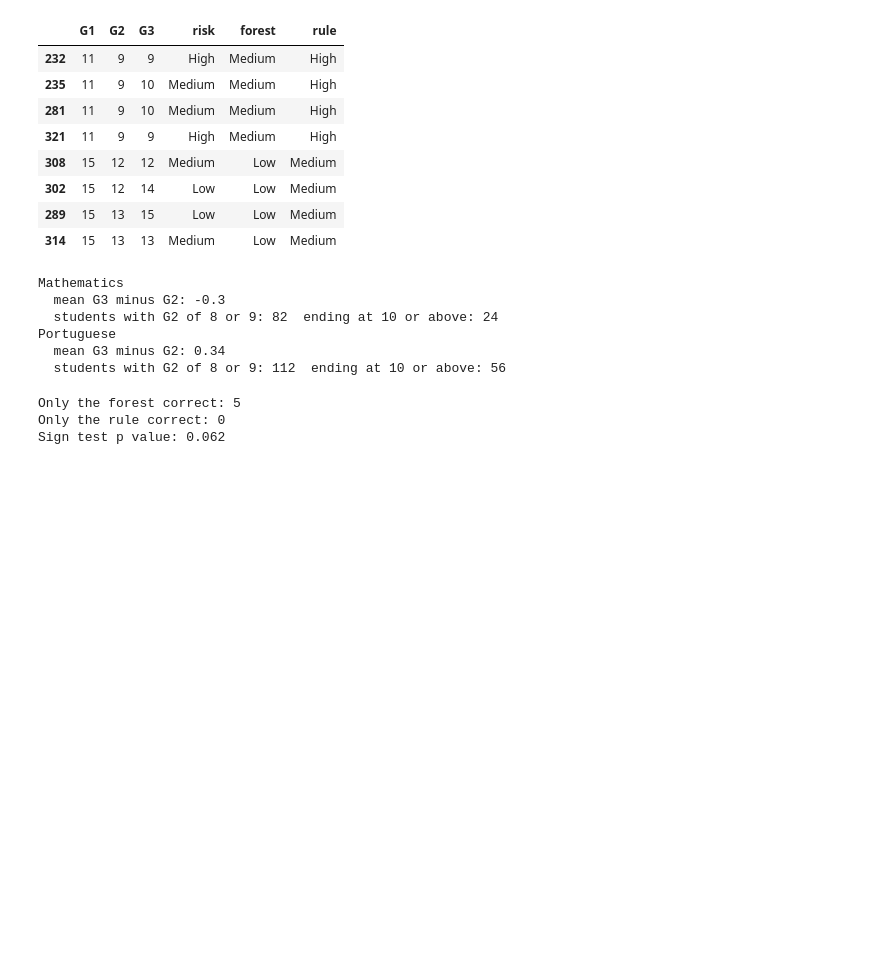
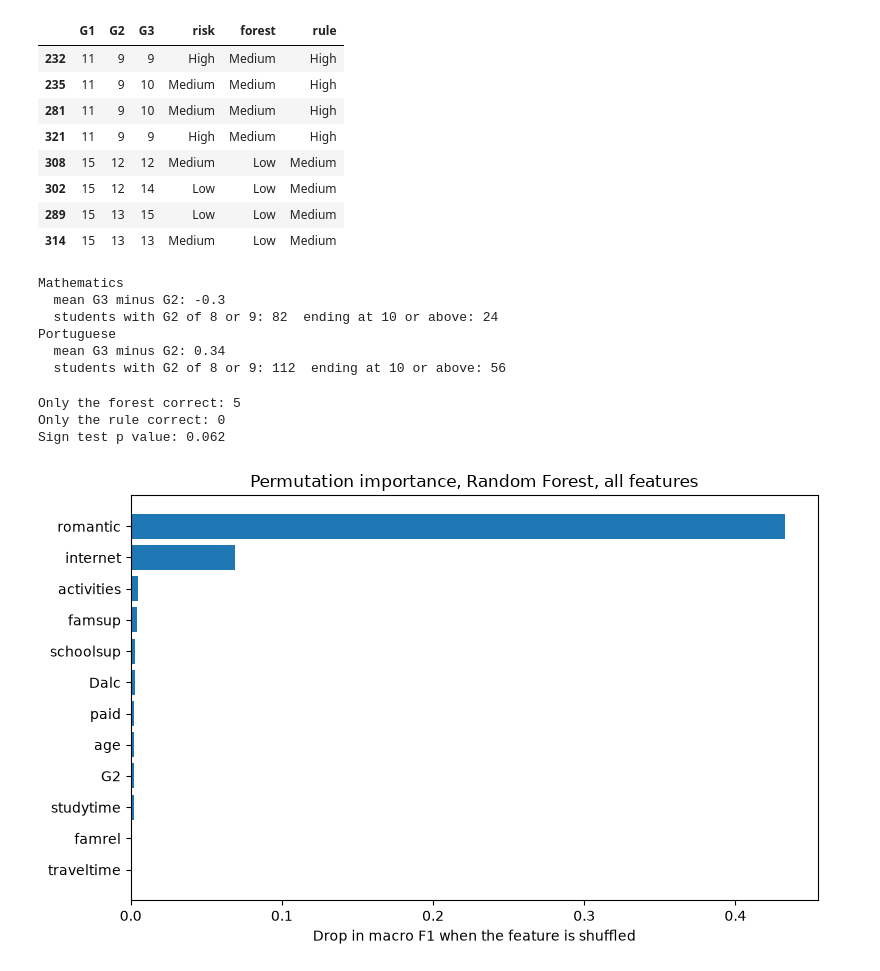
Before and after one commit to KaiserFaker/SPARK, a Jupyter notebook: notebooks/03_model_comparison.ipynb, the cells around one changed output. Drawn from its saved outputs; the diff is of its cells as text; code cells hidden in the pictures; blank space fills up the shorter version.

```diff
--- a/notebooks/03_model_comparison.ipynb
+++ b/notebooks/03_model_comparison.ipynb
@@ -657,3 +657,95 @@ if rf_only + rule_only > 0:
 Only the forest correct: 5
 Only the rule correct: 0
 Sign test p value: 0.062
+# %%
+# ===== Build the feature evidence table and figure (Mathematics file) =====
+from pathlib import Path
+
+import matplotlib.pyplot as plt
+import numpy as np
+import pandas as pd
+from scipy.stats import chi2_contingency, spearmanr
+from sklearn.ensemble import RandomForestClassifier
+from sklearn.feature_selection import mutual_info_classif
+from sklearn.inspection import permutation_importance
+from sklearn.model_selection import StratifiedKFold
+
+RANDOM_STATE = 42
+Path("../outputs/tables").mkdir(parents=True, exist_ok=True)
+Path("../outputs/figures").mkdir(parents=True, exist_ok=True)
+
+
+def assign_risk(g3):
+    if g3 <= 9:
+        return "High"
+    elif g3 <= 13:
+        return "Medium"
+    return "Low"
+
+
+def cramers_v(x, y):
+    table = pd.crosstab(x, y)
+    chi2 = chi2_contingency(table, correction=False)[0]
+    return float(np.sqrt(chi2 / (table.values.sum() * (min(table.shape) - 1))))
+
+
+df = pd.read_csv("../data/raw/student-mat.csv", sep=";")
+df["risk"] = df["G3"].apply(assign_risk)
+risk_rank = df["risk"].map({"Low": 0, "Medium": 1, "High": 2})
+
+feature_cols = [c for c in df.columns if c not in ["G3", "risk"]]
+numeric_cols = [c for c in feature_cols if pd.api.types.is_numeric_dtype(df[c])]
+categorical_cols = [c for c in feature_cols if c not in numeric_cols]
+
+# Association with the risk band
+rows = []
+for col in numeric_cols:
+    rho, _ = spearmanr(df[col], risk_rank)
+    rows.append({"feature": col, "association": abs(rho), "measure": "abs Spearman"})
+for col in categorical_cols:
+    rows.append({"feature": col, "association": cramers_v(df[col], df["risk"]),
+                 "measure": "Cramers V"})
+evidence = pd.DataFrame(rows).set_index("feature")
+
+# Mutual information
+X_all = df[feature_cols].copy()
+for col in categorical_cols:
+    X_all[col] = X_all[col].astype("category").cat.codes
+
+discrete_mask = [X_all[c].nunique() <= 10 for c in X_all.columns]
+evidence["mutual_info"] = pd.Series(
+    mutual_info_classif(X_all, df["risk"], discrete_features=discrete_mask,
+                        random_state=RANDOM_STATE),
+    index=X_all.columns,
+)
+
+# Permutation importance, averaged over five folds
+skf = StratifiedKFold(n_splits=5, shuffle=True, random_state=RANDOM_STATE)
+fold_scores = []
+for train_idx, test_idx in skf.split(X_all, df["risk"]):
+    forest = RandomForestClassifier(n_estimators=300, class_weight="balanced",
+                                    random_state=RANDOM_STATE, n_jobs=-1)
+    forest.fit(X_all.iloc[train_idx], df["risk"].iloc[train_idx])
+    result = permutation_importance(
+        forest, X_all.iloc[test_idx], df["risk"].iloc[test_idx],
+        scoring="f1_macro", n_repeats=10, random_state=RANDOM_STATE, n_jobs=-1,
+    )
+    fold_scores.append(result.importances_mean)
+
+evidence["permutation_importance"] = np.mean(fold_scores, axis=0)
+evidence = evidence.sort_values("permutation_importance", ascending=False).round(3)
+evidence.to_csv("../outputs/tables/feature_evidence.csv")
+
+# Figure
+top = evidence.head(12).iloc[::-1]
+plt.figure(figsize=(8, 5))
+plt.barh(top.index, top["permutation_importance"])
+plt.xlabel("Drop in macro F1 when the feature is shuffled")
+plt.title("Permutation importance, Random Forest, all features")
+plt.tight_layout()
+plt.savefig("../outputs/figures/permutation_importance.png", dpi=200)
+plt.show()
+
+evidence.head(12)
+# %% [output]
+[figure, added]
```
Also changed, not shown: parts of 3 cells of this notebook, 11 other files.
